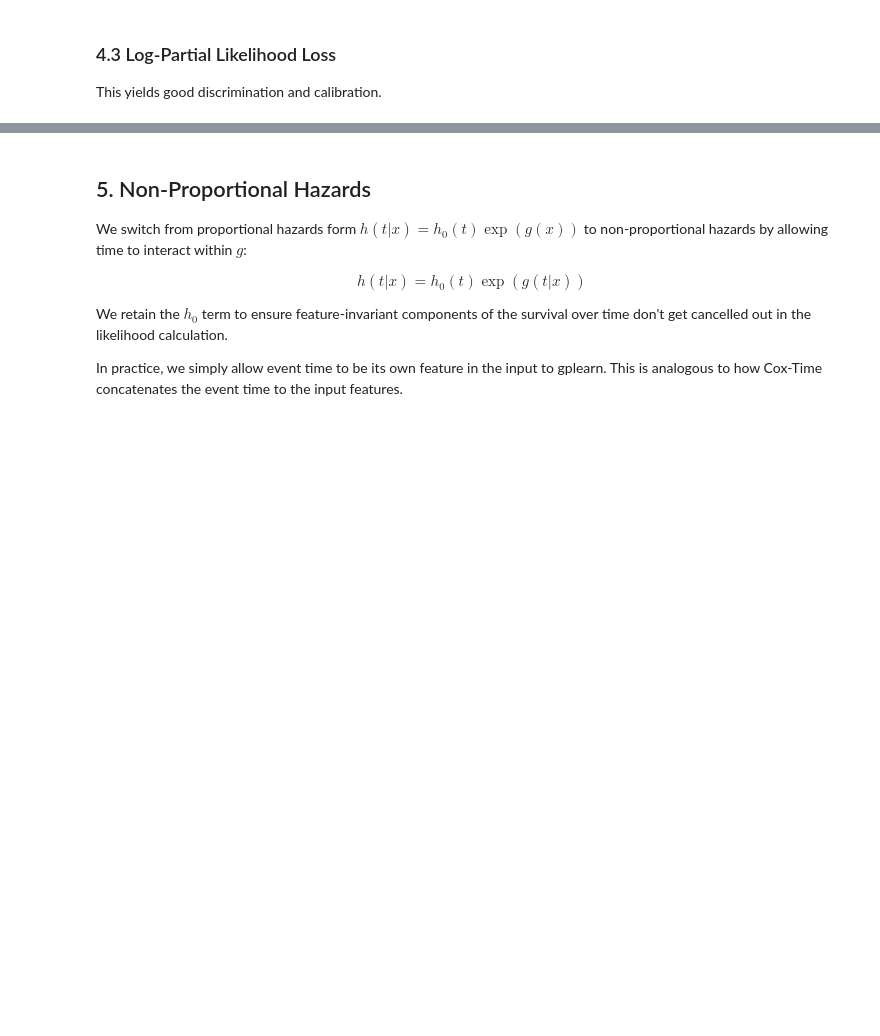
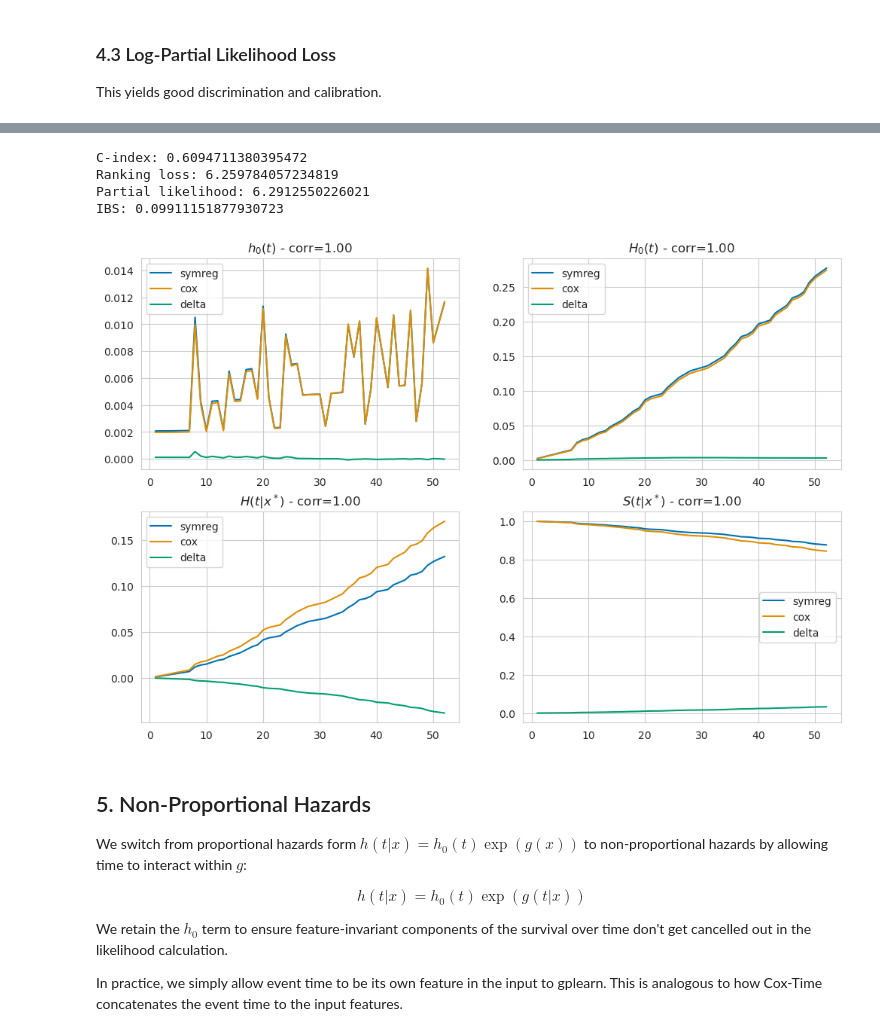
Before and after one commit to steliosbl/SurvSHAREs, a Jupyter notebook: gplearn_survival.ipynb, the cells around one changed output, grey strips where cells are left out. Saved outputs shown, nothing was run; the diff lists cells and outputs as text; code cells hidden in the pictures; blank space fills up the shorter version.

Commit message:
Added torchsruv negative pll fitness

```diff
--- a/gplearn_survival.ipynb
+++ b/gplearn_survival.ipynb
@@ -174,7 +174,8 @@ def metric_torchsurv_pll(y_true, y_pred, sample_weight):
     """
     with warnings.catch_warnings():
         warnings.filterwarnings("ignore", category=UserWarning)
-        return neg_partial_log_likelihood(torch.tensor(y_pred), torch.tensor(sample_weight, dtype=torch.bool), torch.tensor(y_true))
+        npll = neg_partial_log_likelihood(torch.tensor(y_pred), torch.tensor(sample_weight, dtype=torch.bool), torch.tensor(y_true))
+        return npll.item()
 # %%
 # Testing with Cox PH
 h_pred = cph.predict_partial_hazard(X)
@@ -280,6 +281,7 @@ class EvalSymRegPH:
 
     def score(self, X, T, E, sign=1):
         y_pred = sign * self.model.predict(X)
+        h0_pred = self.model.compute_baseline_hazards(X, (T, E))
         surv_pred = self.model.predict_surv_df(X)
         print(f"C-index: {concordance_index(T, y_pred, E)}")
         print(f"Ranking loss: {metric_ranking_loss(T, y_pred, E)}")
@@ -482,0 +516,23 @@ fig = survival_probability_calibration(surv_pred, T, E, t0 = calibration_time)
+# %%
+def fitness_npll_shrink(y_true, y_pred, sample_weight):
+    """
+    Partial log-likelihood with shrink penalty for gplearn. Smaller is better.
+    """
+    pll = metric_torchsurv_pll(y_true, y_pred, sample_weight)
+    return pll + 0.05 * np.abs(y_pred).mean()
+
+
+fitness_npll_shrink = make_fitness(
+    function=fitness_npll_shrink, greater_is_better=False
+)
+
+symreg_npll = SymRegPH(
+    metric=fitness_npll_shrink,
+    population_size=500,
+    generations=20,
+    stopping_criteria=0.7,
+    parsimony_coefficient=0.00,
+    feature_names=feature_names,
+    verbose=True,
+).fit(X, T, sample_weight=E)
+symreg_npll.model
@@ -483,3 +562,12 @@ fig = survival_probability_calibration(surv_pred, T, E, t0 = calibration_time)
+# %%
+EvalSymRegPH(symreg_npll).score(X, T, E, sign=-1)
+EvalSymRegPH(symreg_npll).plot_estimands(X, T, E)  # No scaling factor required
+# %% [output]
+C-index: 0.6094711380395472
+Ranking loss: 6.259784057234819
+Partial likelihood: 6.2912550226021
+IBS: 0.09911151877930723
+[figure, added]
 # %% [markdown]
 ## 5. Non-Proportional Hazards
 
```
Also changed, not shown: parts of 9 cells of this notebook, 2 other files.
